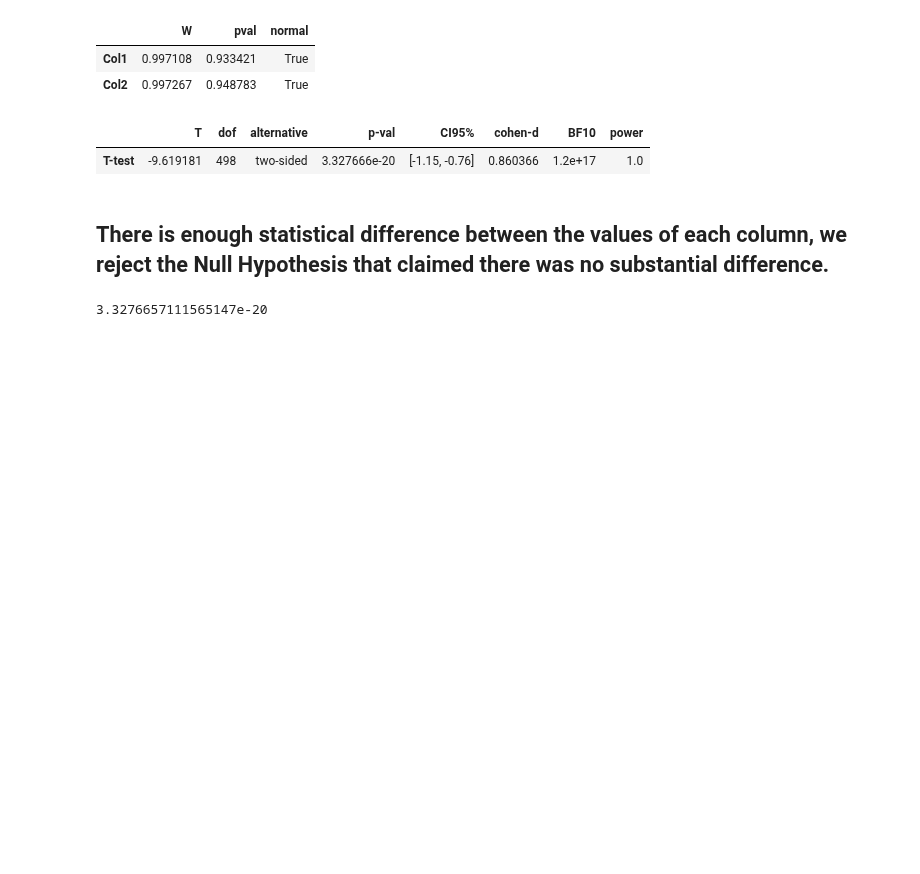
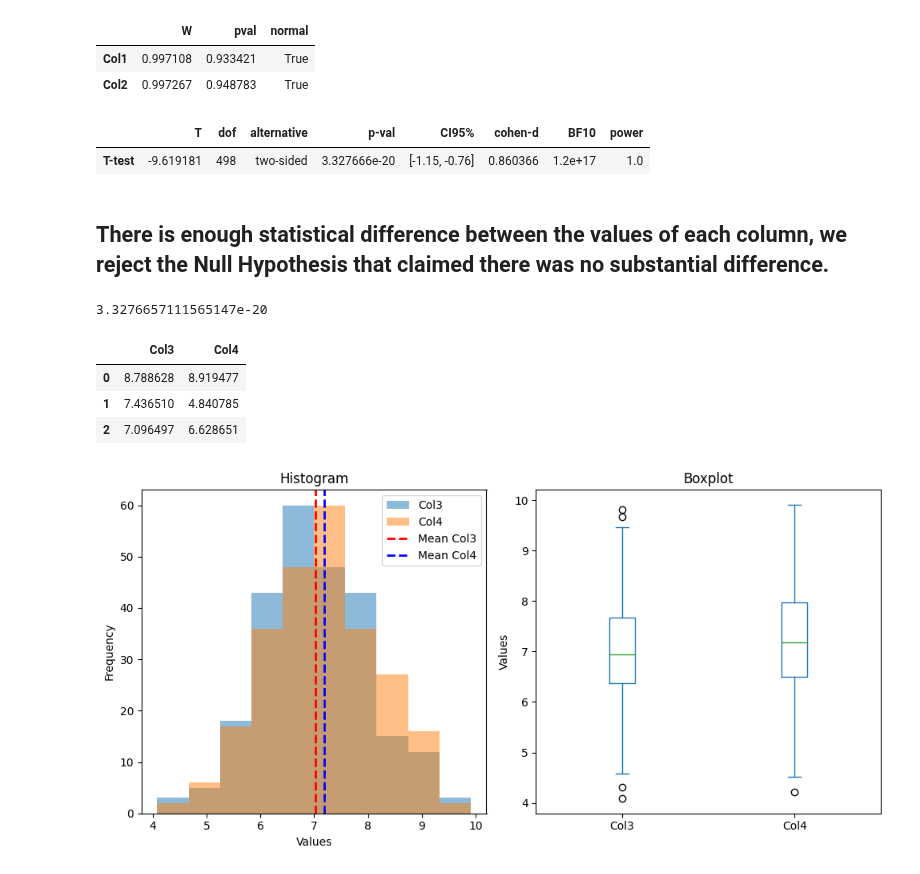
Before and after one commit to Danpr1984/Calculator-, a Jupyter notebook: hypothesis_test.ipynb, the cells around one changed output. Drawn from its saved outputs; the diff is of its cells as text; code cells hidden in the pictures; blank space fills up the shorter version.

Commit message:
hypothesis testing p-value, anova

```diff
--- a/hypothesis_test.ipynb
+++ b/hypothesis_test.ipynb
@@ -237,3 +238,40 @@ pg.ttest(x=df['Col1'], y=df['Col2'])
 pg.ttest(df['Col1'], df['Col2']).loc['T-test','p-val']
 # %% [output]
 3.3276657111565147e-20
+# %%
+np.random.seed(3)
+size = 250
+df = pd.DataFrame(data={'Col3': np.random.normal(loc=7, scale=1, size=size),
+                        'Col4': np.random.normal(loc=7.2, scale=1, size=size)}
+                        )
+df.head(3)
+# %% [output]
+|  | Col3 | Col4 |
+| 0 | 8.788628 | 8.919477 |
+| 1 | 7.436510 | 4.840785 |
+| 2 | 7.096497 | 6.628651 |
+# %%
+# Set up the figure and axes
+fig, (ax1, ax2) = plt.subplots(1, 2, figsize=(10, 5))
+
+# Plot the histogram
+df.plot.hist(ax=ax1, alpha=0.5)
+ax1.axvline(df['Col3'].mean(), color='red', linestyle='dashed', linewidth=2, label='Mean Col3')
+ax1.axvline(df['Col4'].mean(), color='blue', linestyle='dashed', linewidth=2, label='Mean Col4')
+ax1.legend()
+ax1.set_xlabel('Values')
+ax1.set_ylabel('Frequency')
+ax1.set_title('Histogram')
+
+# Plot the boxplot
+df.plot.box(ax=ax2)
+ax2.set_ylabel('Values')
+ax2.set_title('Boxplot')
+
+# Adjust the spacing between subplots
+plt.tight_layout()
+
+# Display the figure
+plt.show()
+# %% [output]
+[figure, added]
```
Also changed, not shown: parts of 15 cells of this notebook.
